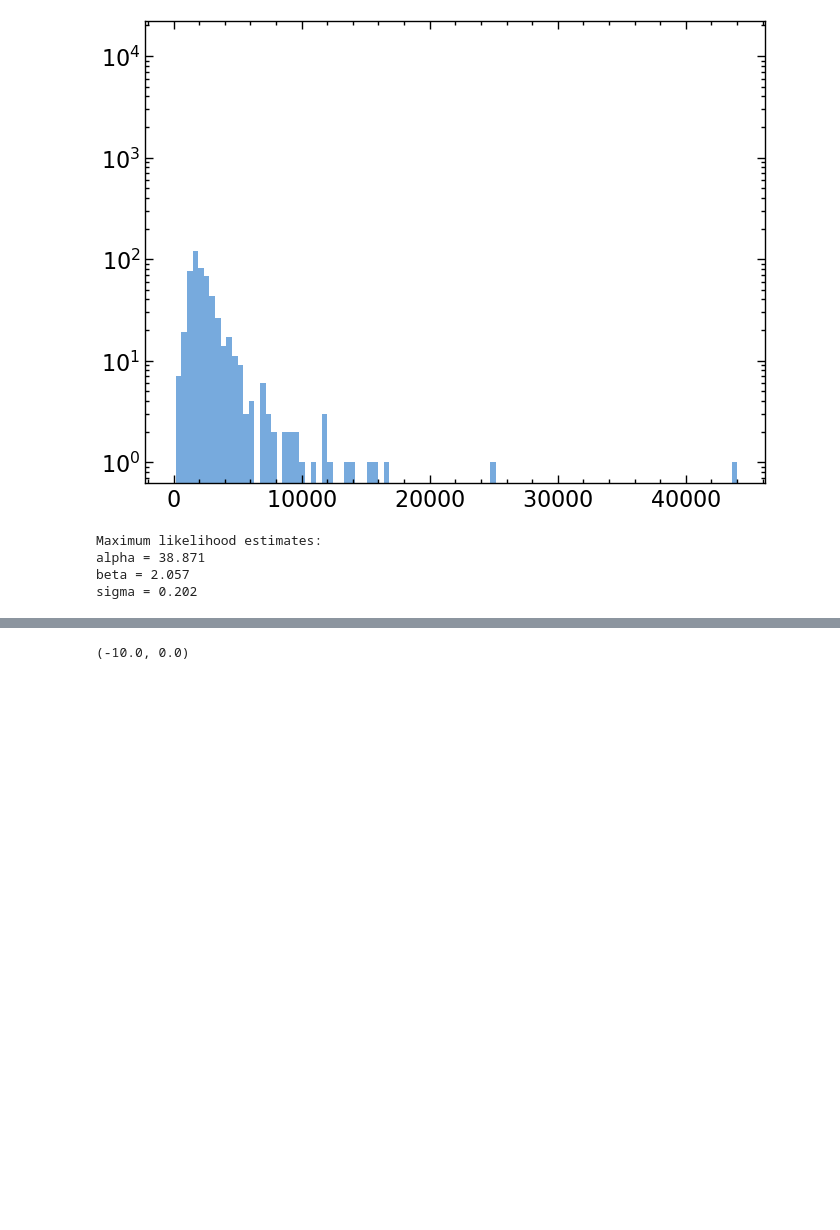
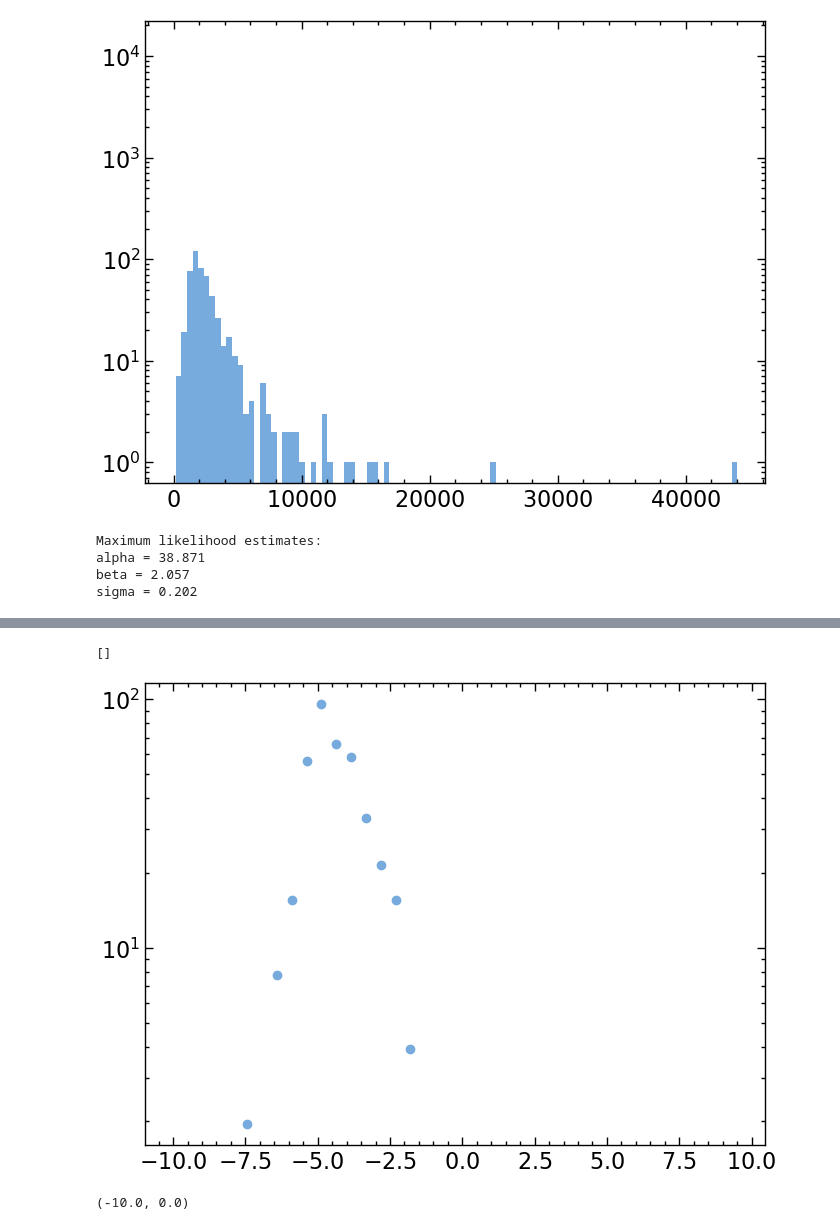
Before and after one commit to burke86/imbh_demographics, a Jupyter notebook: xray.ipynb, the cells around one changed output, grey strips where cells are left out. Cells and saved outputs as stored; diff of their text form; code cells hidden in the pictures; blank space fills up the shorter version.

```diff
--- a/xray.ipynb
+++ b/xray.ipynb
@@ -1417,3 +1423,12 @@ else:
+# %%
+h, bin_edges = np.histogram((y + yp + 1 - 38.2 - (x + xp - 4))[yerr>0], bins=np.linspace(-10, 10, 40))
+dlogx = np.diff(bin_edges)[0]
+#plt.hist((y + yp + 1 - 38.2 - (x + xp - 4))[yerr>0], bins=40, log=True);
+plt.scatter(bin_edges[:-1], h/dlogx);
+plt.semilogy()
+# %% [output]
+[]
+[figure, added]
 # %%
 ## Plot the ERDF
 
```
Also changed, not shown: parts of 6 cells of this notebook.
